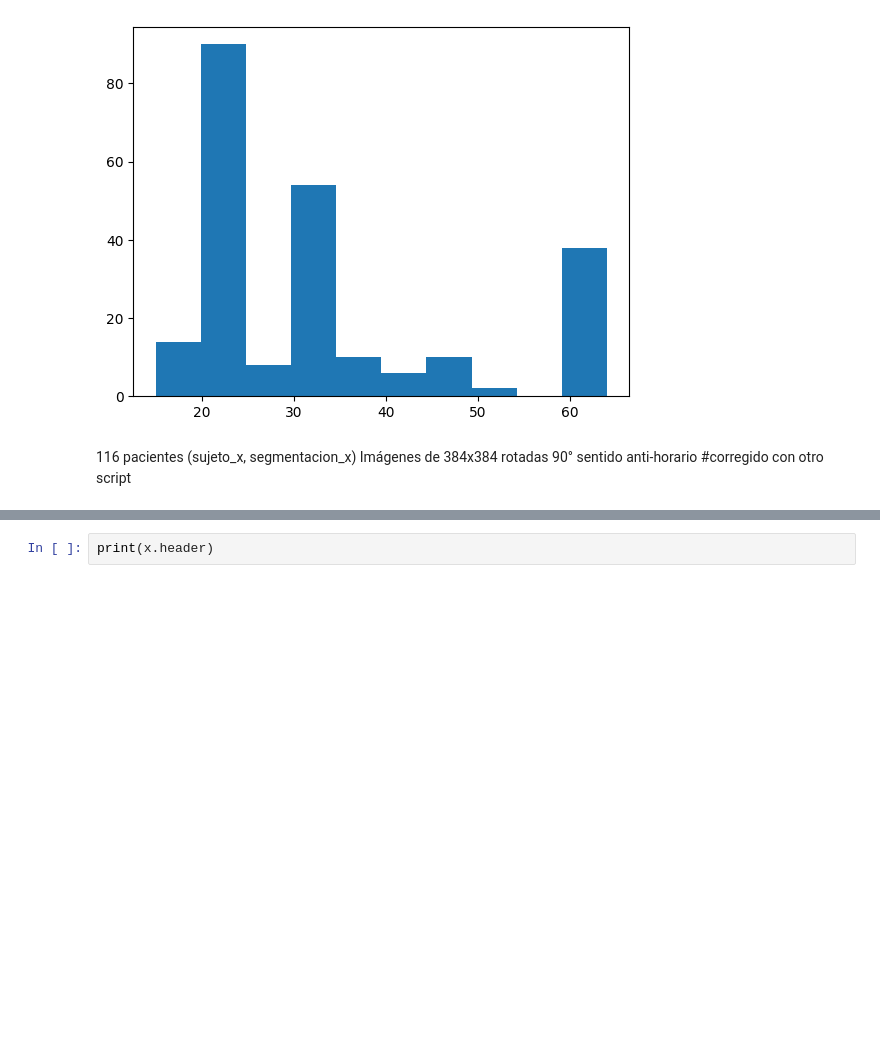
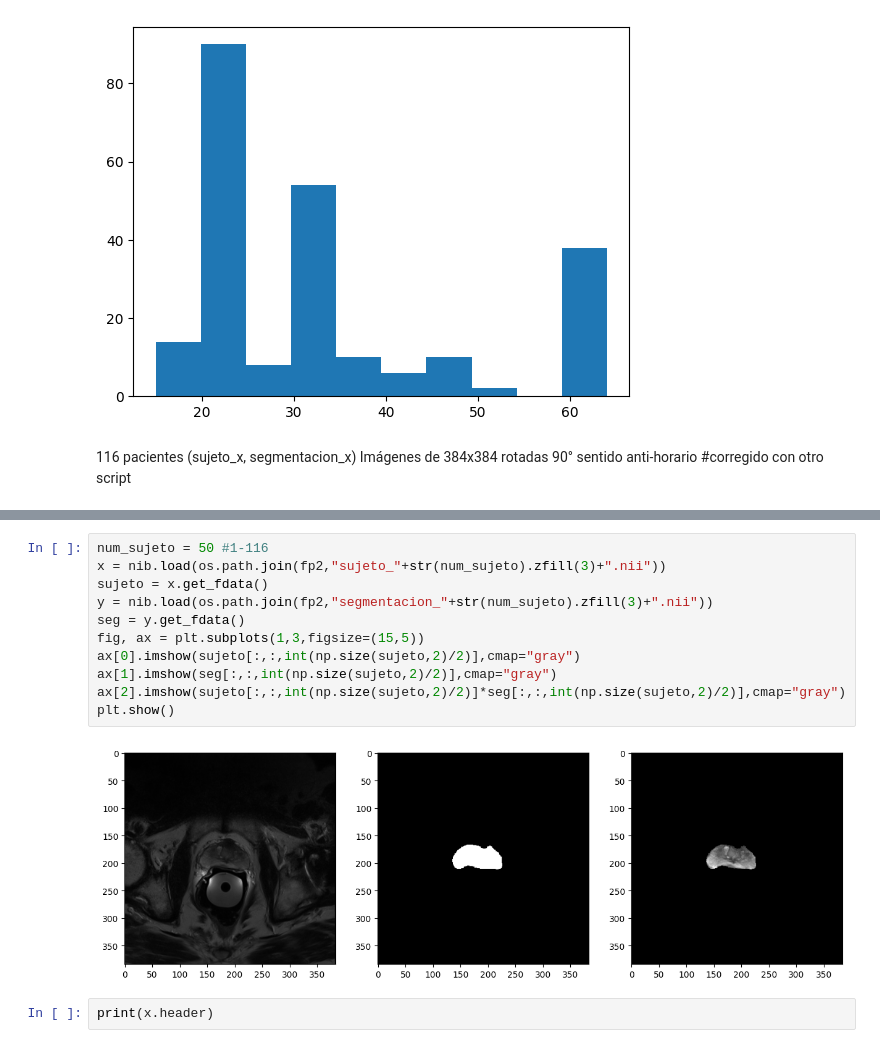
Before and after one commit to mpierangeli/PFI, a Jupyter notebook: viewer.ipynb, the cells around one changed output, grey strips where cells are left out. Saved outputs shown, nothing was run; the diff lists cells and outputs as text; blank space fills up the shorter version.

```diff
--- a/viewer.ipynb
+++ b/viewer.ipynb
@@ -49,3 +58,16 @@ plt.show()
+# %%
+num_sujeto = 50 #1-116
+x = nib.load(os.path.join(fp2,"sujeto_"+str(num_sujeto).zfill(3)+".nii"))
+sujeto = x.get_fdata()
+y = nib.load(os.path.join(fp2,"segmentacion_"+str(num_sujeto).zfill(3)+".nii"))
+seg = y.get_fdata()
+fig, ax = plt.subplots(1,3,figsize=(15,5))
+ax[0].imshow(sujeto[:,:,int(np.size(sujeto,2)/2)],cmap="gray")
+ax[1].imshow(seg[:,:,int(np.size(sujeto,2)/2)],cmap="gray")
+ax[2].imshow(sujeto[:,:,int(np.size(sujeto,2)/2)]*seg[:,:,int(np.size(sujeto,2)/2)],cmap="gray")
+plt.show()
+# %% [output]
+[figure, added]
 # %%
 print(x.header)
 # %% [output]
```
Also changed, not shown: parts of 18 cells of this notebook, 7 other files.
